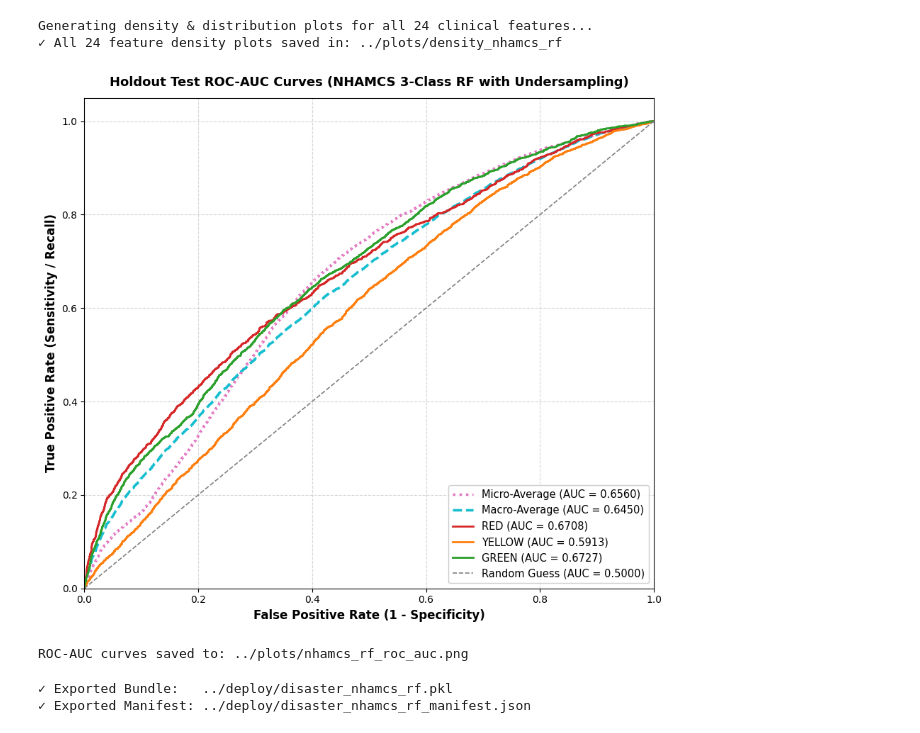
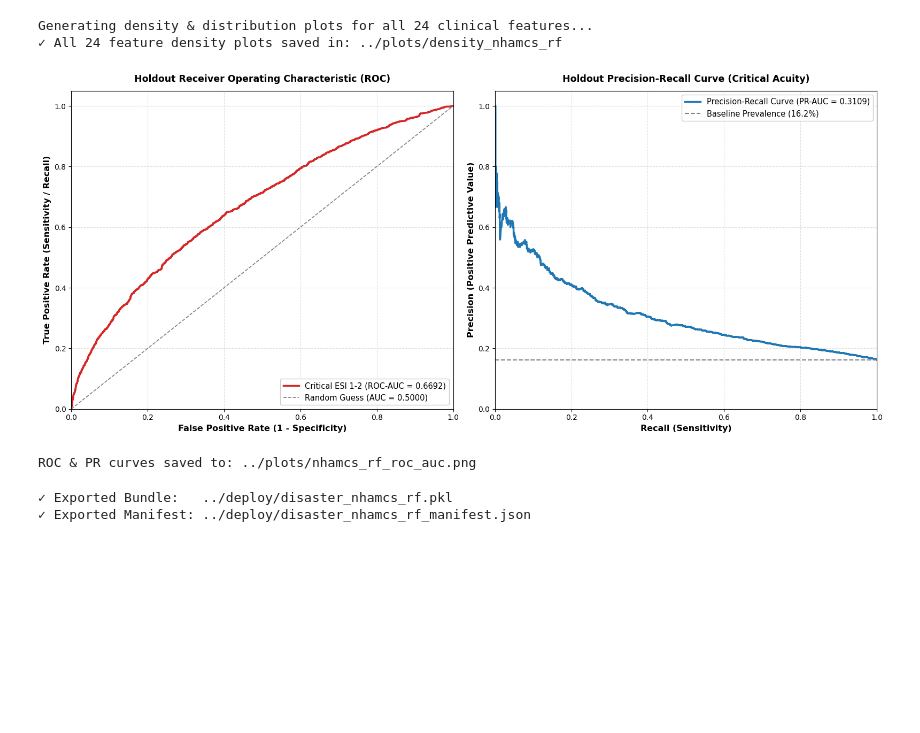
Before and after one commit to apt2736/PKM_RF, a Jupyter notebook: models/train_disaster_nhamcs_rf.ipynb, the cells around one changed output. Cells and saved outputs as stored; diff of their text form; code cells hidden in the pictures; blank space fills up the shorter version.

```diff
--- a/models/train_disaster_nhamcs_rf.ipynb
+++ b/models/train_disaster_nhamcs_rf.ipynb
@@ -479,66 +460,48 @@ Generating density & distribution plots for all 24 clinical features...
 ✓ All 24 feature density plots saved in: ../plots/density_nhamcs_rf
 # %%
 # ---------------------------------------------------------------------------
-# Step 6: 3-Class Multiclass ROC-AUC Curve Analysis
+# Step 6: Binary ROC-AUC & Precision-Recall Analysis
 # ---------------------------------------------------------------------------
-from sklearn.metrics import roc_curve, auc
-from sklearn.preprocessing import label_binarize
+from sklearn.metrics import roc_curve, precision_recall_curve
 
-y_test_bin = label_binarize(y_test, classes=[0, 1, 2])
-n_classes  = 3
+fpr, tpr, _ = roc_curve(y_test, test_probs_calib)
+prec, rec, _ = precision_recall_curve(y_test, test_probs_calib)
 
-fpr, tpr, roc_auc = dict(), dict(), dict()
+fig, axes = plt.subplots(1, 2, figsize=(16, 7))
 
-for i in range(n_classes):
-    fpr[i], tpr[i], _ = roc_curve(y_test_bin[:, i], test_probs_calib[:, i])
-    roc_auc[i] = auc(fpr[i], tpr[i])
+# ROC Curve
+ax1 = axes[0]
+ax1.plot(fpr, tpr, color='#d62728', linewidth=2.5, label=f'Critical ESI 1-2 (ROC-AUC = {roc_auc_val:.4f})')
+ax1.plot([0, 1], [0, 1], 'k--', color='gray', linewidth=1.2, label='Random Guess (AUC = 0.5000)')
+ax1.set_xlim([0.0, 1.0])
+ax1.set_ylim([0.0, 1.05])
+ax1.set_xlabel('False Positive Rate (1 - Specificity)', fontsize=11.5, fontweight='bold')
+ax1.set_ylabel('True Positive Rate (Sensitivity / Recall)', fontsize=11.5, fontweight='bold')
+ax1.set_title('Holdout Receiver Operating Characteristic (ROC)', fontsize=12.5, fontweight='bold', pad=12)
+ax1.legend(loc='lower right', fontsize=10.5, frameon=True, framealpha=0.95)
+ax1.grid(True, linestyle='--', alpha=0.4)
 
-# Micro-average
-fpr["micro"], tpr["micro"], _ = roc_curve(y_test_bin.ravel(), test_probs_calib.ravel())
-roc_auc["micro"] = auc(fpr["micro"], tpr["micro"])
+# PR Curve
+ax2 = axes[1]
+ax2.plot(rec, prec, color='#1f77b4', linewidth=2.5, label=f'Precision-Recall Curve (PR-AUC = {pr_auc_val:.4f})')
+ax2.axhline(y=np.mean(y_test), color='gray', linestyle='--', label=f'Baseline Prevalence ({np.mean(y_test)*100:.1f}%)')
+ax2.set_xlim([0.0, 1.0])
+ax2.set_ylim([0.0, 1.05])
+ax2.set_xlabel('Recall (Sensitivity)', fontsize=11.5, fontweight='bold')
+ax2.set_ylabel('Precision (Positive Predictive Value)', fontsize=11.5, fontweight='bold')
+ax2.set_title('Holdout Precision-Recall Curve (Critical Acuity)', fontsize=12.5, fontweight='bold', pad=12)
+ax2.legend(loc='upper right', fontsize=10.5, frameon=True, framealpha=0.95)
+ax2.grid(True, linestyle='--', alpha=0.4)
 
-# Macro-average
-all_fpr = np.unique(np.concatenate([fpr[i] for i in range(n_classes)]))
-mean_tpr = np.zeros_like(all_fpr)
-for i in range(n_classes):
-    mean_tpr += np.interp(all_fpr, fpr[i], tpr[i])
-mean_tpr /= n_classes
-
-fpr["macro"] = all_fpr
-tpr["macro"] = mean_tpr
-roc_auc["macro"] = auc(fpr["macro"], tpr["macro"])
-
-plt.figure(figsize=(9, 8))
-plt.plot(fpr["micro"], tpr["micro"],
-         label=f"Micro-Average (AUC = {roc_auc['micro']:.4f})",
-         color='#e377c2', linestyle=':', linewidth=2.5)
-plt.plot(fpr["macro"], tpr["macro"],
-         label=f"Macro-Average (AUC = {roc_auc['macro']:.4f})",
-         color='#17becf', linestyle='--', linewidth=2.5)
-
-for i in range(n_classes):
-    plt.plot(fpr[i], tpr[i], color=disaster_palette[LABELS[i]], linewidth=2.0,
-             label=f"{LABELS[i]} (AUC = {roc_auc[i]:.4f})")
-
-plt.plot([0, 1], [0, 1], 'k--', color='gray', linewidth=1.2, label='Random Guess (AUC = 0.5000)')
-
-plt.xlim([0.0, 1.0])
-plt.ylim([0.0, 1.05])
-plt.xlabel('False Positive Rate (1 - Specificity)', fontsize=12, fontweight='bold')
-plt.ylabel('True Positive Rate (Sensitivity / Recall)', fontsize=12, fontweight='bold')
-plt.title('Holdout Test ROC-AUC Curves (NHAMCS 3-Class RF with Undersampling)', fontsize=13, fontweight='bold', pad=12)
-plt.legend(loc="lower right", fontsize=10.5, frameon=True, framealpha=0.95)
-plt.grid(True, linestyle='--', alpha=0.5)
 plt.tight_layout()
-
 roc_out_path = os.path.join(plots_dir, 'nhamcs_rf_roc_auc.png')
 plt.savefig(roc_out_path, dpi=300, bbox_inches='tight')
 plt.savefig(os.path.join(plots_dir, 'image', 'nhamcs_rf_roc_auc.png'), dpi=300, bbox_inches='tight')
 plt.show()
-print(f"ROC-AUC curves saved to: {roc_out_path}")
+print(f"ROC & PR curves saved to: {roc_out_path}")
 # %% [output]
-[figure, old version]
+[figure, new version]
-ROC-AUC curves saved to: ../plots/nhamcs_rf_roc_auc.png
+ROC & PR curves saved to: ../plots/nhamcs_rf_roc_auc.png
 # %%
 # ---------------------------------------------------------------------------
 # Step 7: Export Production Bundle & Deployment Manifest
```
Also changed, not shown: parts of 10 cells of this notebook, 29 other files.
